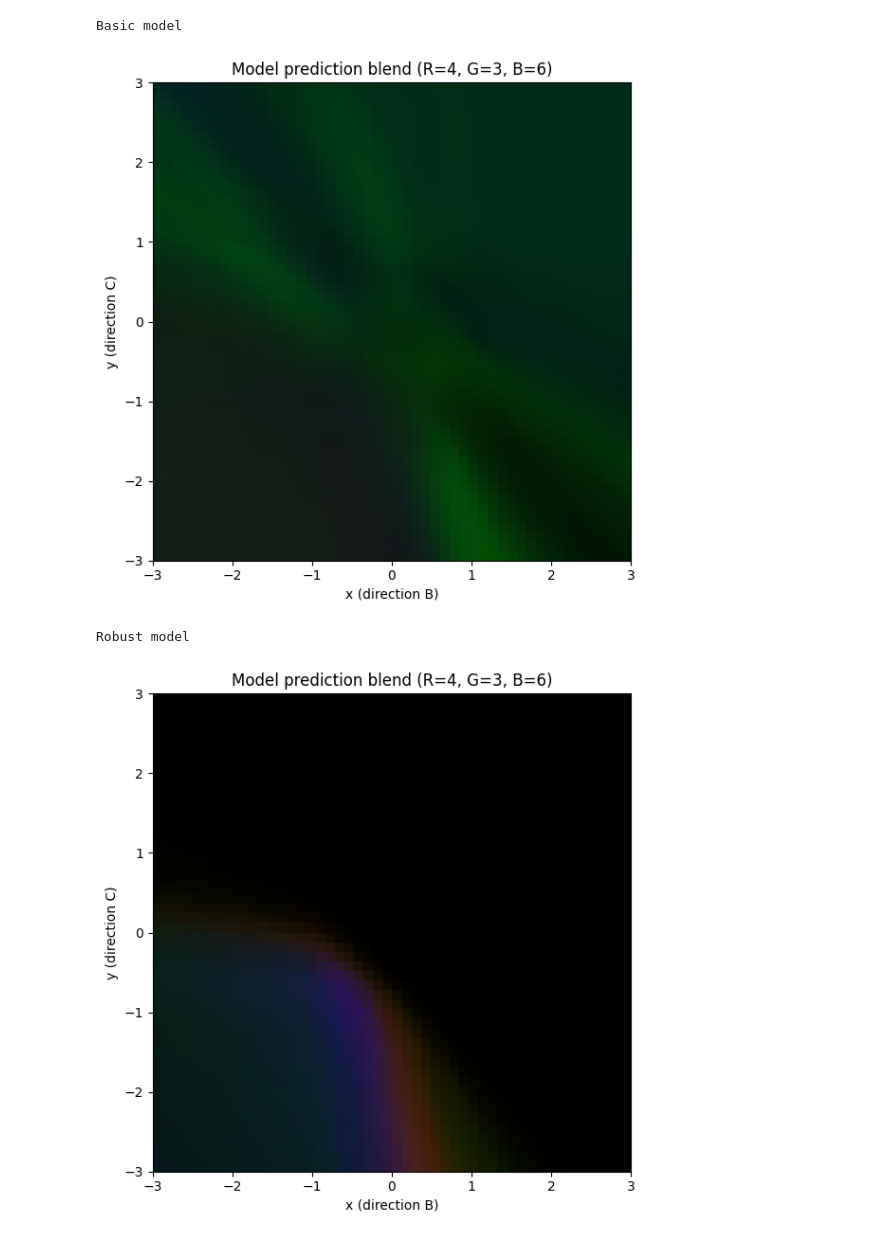
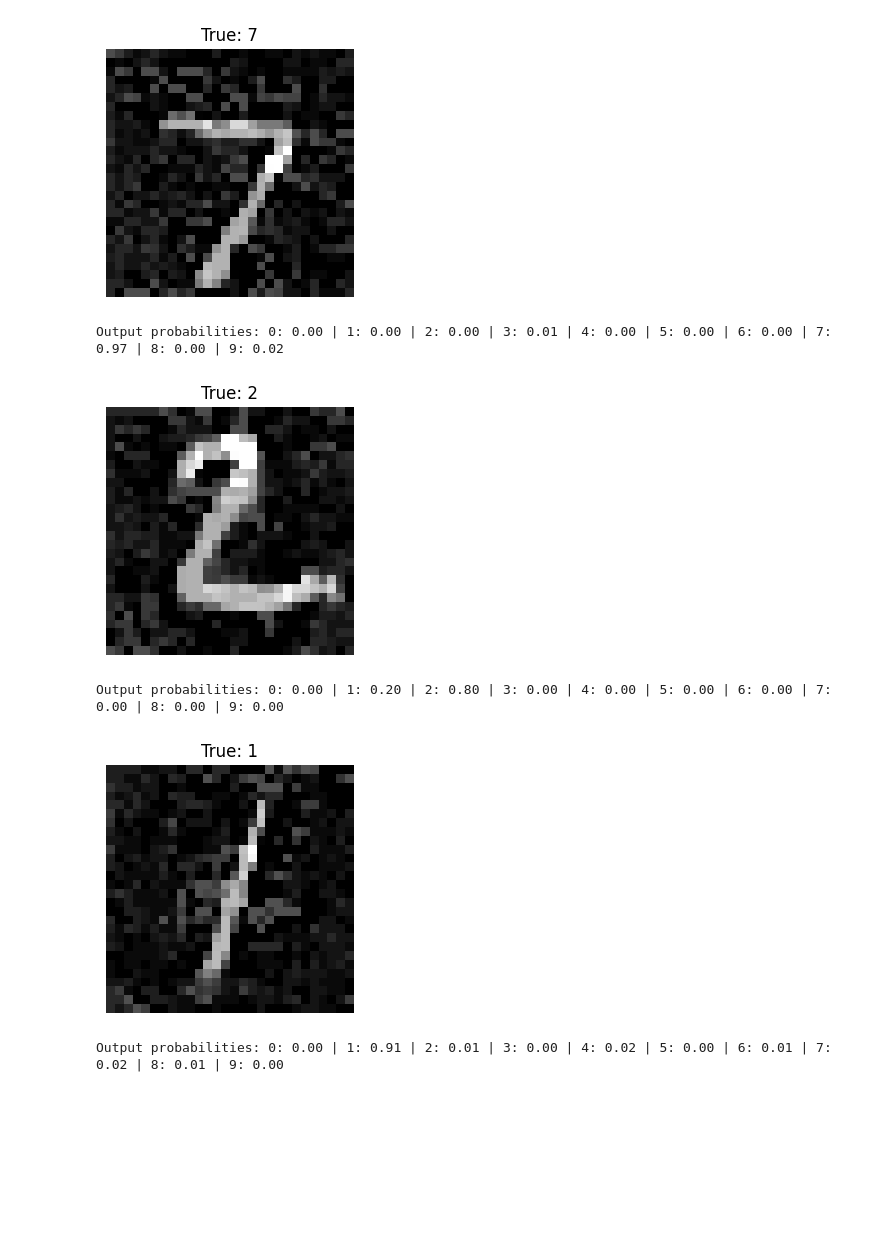
Before and after one commit to cmlavo/OPTML, a Jupyter notebook: project_code/Main.ipynb, the cells around one changed output. Drawn from its saved outputs; the diff is of its cells as text; code cells hidden in the pictures; blank space fills up the shorter version.

```diff
--- a/project_code/Main.ipynb
+++ b/project_code/Main.ipynb
@@ -162,11 +138,14 @@ Output probabilities:  [1.426e-07, 5.127e-07, 1.136e-07, 1.88287e-05, 6.1786e-05
 # %%
 """
-robustModel is trained on adversarial examples.
+this first robustModel is trained on adversarial examples with the linear mix scheduler advocated by the CAT paper.
 Higher accuracy on test set since train set has adversarial examples.
 """
 
-robustModel = Models.SmallConvNet().to(device)
-optimizer = torch.optim.Adam(robustModel.parameters(), lr=1e-3)
-criterion = nn.CrossEntropyLoss()
-Models.train_adversarial(robustModel, train_loader, test_loader, optimizer, criterion, device, num_epochs=5, max_adversarial_prob=3/4)
+robust_model = Models.SmallConvNet().to(device)
+robust_optimizer = torch.optim.Adam(robust_model.parameters(), lr=1e-3)
+robust_criterion = nn.CrossEntropyLoss()
+
+linmix_scheduler = Schedulers.LinearUniformMixScheduler(k_min=0, k_max=5)
+
+Defences.train_with_adversarial_scheduler(robust_model, train_loader, test_loader, robust_optimizer, robust_criterion, epsilon, linmix_scheduler, device, num_epochs=6, test_eval_rate=2)
 # %% [output]
@@ -178,12 +157,0 @@ Epoch 5/5 | Train Loss: 0.2554, Train Acc: 92.23% | Test Loss: 0.1033, Test Acc:
-# %%
-"""
-Unlike the basic model, the robustModel is rarely fooled by adversarial examples, and never with high confidence.
-"""
-
-images, labels = next(iter(test_loader))
-
-for i in range(5):
-    image = images[i].unsqueeze(0)  # Add batch dimension back → shape (1, 1, 28, 28)
-    label = labels[i].unsqueeze(0)
-    adv_image, perturbation = Models.fgsm_attack_untargeted(image, label, robustModel, nn.CrossEntropyLoss(), 0.3, device)
-    plot_predictions(robustModel, adv_image, label, device, 1)
@@ -384,13 +158,15 @@ Robust model
-# %%
-#im1, im2 = images[-1].unsqueeze(0).to(device), images[-2].unsqueeze(0).to(device)
-#im1, im2, im3 = torch.rand((1, 1, 28, 28)).to(device), torch.rand((1, 1, 28, 28)).to(device), torch.rand((1, 1, 28, 28)).to(device)
-
-print("Basic model")
-plot_prediction_plane_rgb(model, im1, im2, im3, [4, 3, 6], device, grid_size=50, span=3.0)
-print("Robust model")
-plot_prediction_plane_rgb(robustModel, im1, im2, im3, [4, 3, 6], device, grid_size=50, span=3.0)
-# %% [output]
-Basic model
-[figure, removed]
-Robust model
-[figure, removed]
+# %%
+"""
+Unlike the basic model, the robust model is not fooled by those adversarial examples, although the confidence is affected.
+Notice that we trained it with k = 5 at most, but its robustness holds with k = 8
+"""
+
+adv_image, perturbation = Attacks.pgd_attack(image, label, robust_model, nn.CrossEntropyLoss(), epsilon, 8, device)
+Tools.plot_predictions(robust_model, adv_image, label, device, 3)
+# %% [output]
+[figure, added]
+Output probabilities: 0: 0.00 | 1: 0.00 | 2: 0.00 | 3: 0.01 | 4: 0.00 | 5: 0.00 | 6: 0.00 | 7: 0.97 | 8: 0.00 | 9: 0.02
+[figure, added]
+Output probabilities: 0: 0.00 | 1: 0.20 | 2: 0.80 | 3: 0.00 | 4: 0.00 | 5: 0.00 | 6: 0.00 | 7: 0.00 | 8: 0.00 | 9: 0.00
+[figure, added]
+Output probabilities: 0: 0.00 | 1: 0.91 | 2: 0.01 | 3: 0.00 | 4: 0.02 | 5: 0.00 | 6: 0.01 | 7: 0.02 | 8: 0.01 | 9: 0.00
```
Also changed, not shown: parts of 20 cells of this notebook, 5 other files.
